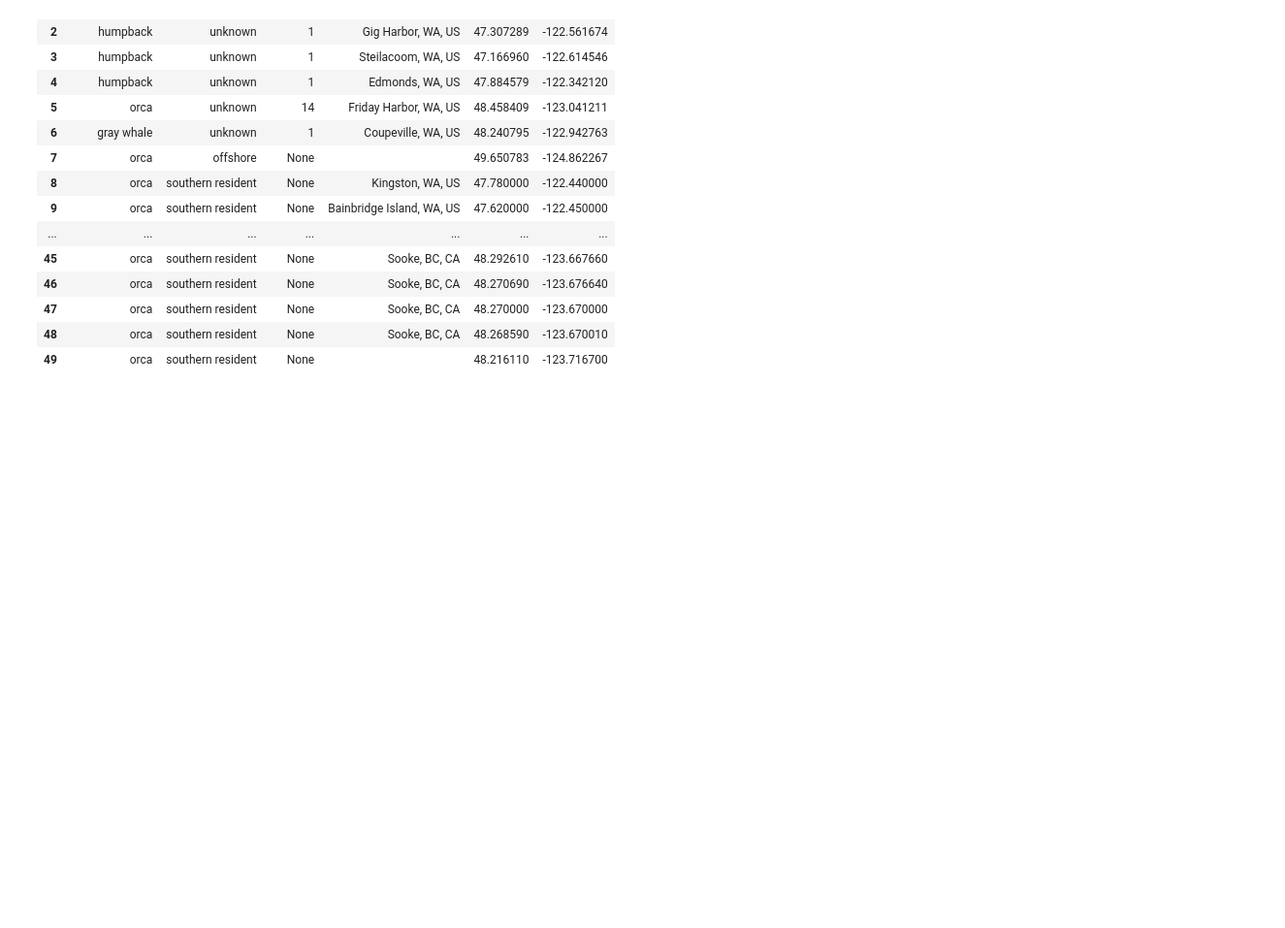
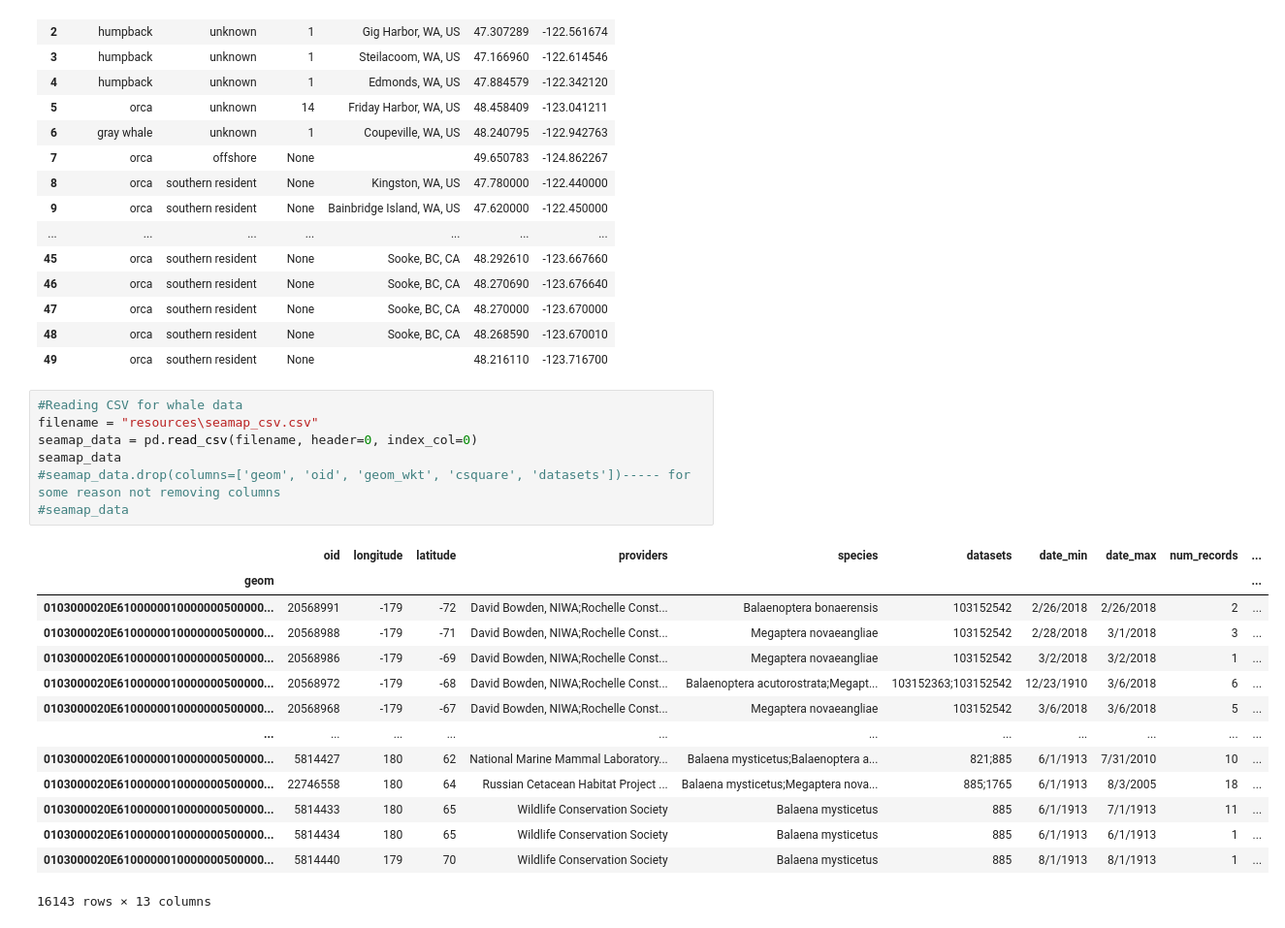
Before and after one commit to lyli888/orca, a Jupyter notebook: WhaleMaps.ipynb, the cells around one changed output. Shown at 97% size. Cells and saved outputs as stored; diff of their text form; blank space fills up the shorter version.

Commit message:
Two Dataframes working, need to clean up the seamap_data

```diff
--- a/WhaleMaps.ipynb
+++ b/WhaleMaps.ipynb
@@ -83,3 +83,25 @@ orca_data
 | 47 | orca | southern resident | None | Sooke, BC, CA | 48.270000 | -123.670000 |
 | 48 | orca | southern resident | None | Sooke, BC, CA | 48.268590 | -123.670010 |
 | 49 | orca | southern resident | None |  | 48.216110 | -123.716700 |
+# %%
+#Reading CSV for whale data
+filename = "resources\seamap_csv.csv"
+seamap_data = pd.read_csv(filename, header=0, index_col=0)
+seamap_data
+#seamap_data.drop(columns=['geom', 'oid', 'geom_wkt', 'csquare', 'datasets'])----- for some reason not removing columns
+#seamap_data
+# %% [output]
+|  | oid | longitude | latitude | providers | species | datasets | date_min | date_max | num_records | ... |
+| geom |  |  |  |  |  |  |  |  |  | ... |
+| 0103000020E6100000010000000500000... | 20568991 | -179 | -72 | David Bowden, NIWA;Rochelle Const... | Balaenoptera bonaerensis | 103152542 | 2/26/2018 | 2/26/2018 | 2 | ... |
+| 0103000020E6100000010000000500000... | 20568988 | -179 | -71 | David Bowden, NIWA;Rochelle Const... | Megaptera novaeangliae | 103152542 | 2/28/2018 | 3/1/2018 | 3 | ... |
+| 0103000020E6100000010000000500000... | 20568986 | -179 | -69 | David Bowden, NIWA;Rochelle Const... | Megaptera novaeangliae | 103152542 | 3/2/2018 | 3/2/2018 | 1 | ... |
+| 0103000020E6100000010000000500000... | 20568972 | -179 | -68 | David Bowden, NIWA;Rochelle Const... | Balaenoptera acutorostrata;Megapt... | 103152363;103152542 | 12/23/1910 | 3/6/2018 | 6 | ... |
+| 0103000020E6100000010000000500000... | 20568968 | -179 | -67 | David Bowden, NIWA;Rochelle Const... | Megaptera novaeangliae | 103152542 | 3/6/2018 | 3/6/2018 | 5 | ... |
+| ... | ... | ... | ... | ... | ... | ... | ... | ... | ... | ... |
+| 0103000020E6100000010000000500000... | 5814427 | 180 | 62 | National Marine Mammal Laboratory... | Balaena mysticetus;Balaenoptera a... | 821;885 | 6/1/1913 | 7/31/2010 | 10 | ... |
+| 0103000020E6100000010000000500000... | 22746558 | 180 | 64 | Russian Cetacean Habitat Project ... | Balaena mysticetus;Megaptera nova... | 885;1765 | 6/1/1913 | 8/3/2005 | 18 | ... |
+| 0103000020E6100000010000000500000... | 5814433 | 180 | 65 | Wildlife Conservation Society | Balaena mysticetus | 885 | 6/1/1913 | 7/1/1913 | 11 | ... |
+| 0103000020E6100000010000000500000... | 5814434 | 180 | 65 | Wildlife Conservation Society | Balaena mysticetus | 885 | 6/1/1913 | 6/1/1913 | 1 | ... |
+| 0103000020E6100000010000000500000... | 5814440 | 179 | 70 | Wildlife Conservation Society | Balaena mysticetus | 885 | 8/1/1913 | 8/1/1913 | 1 | ... |
+16143 rows × 13 columns
```
